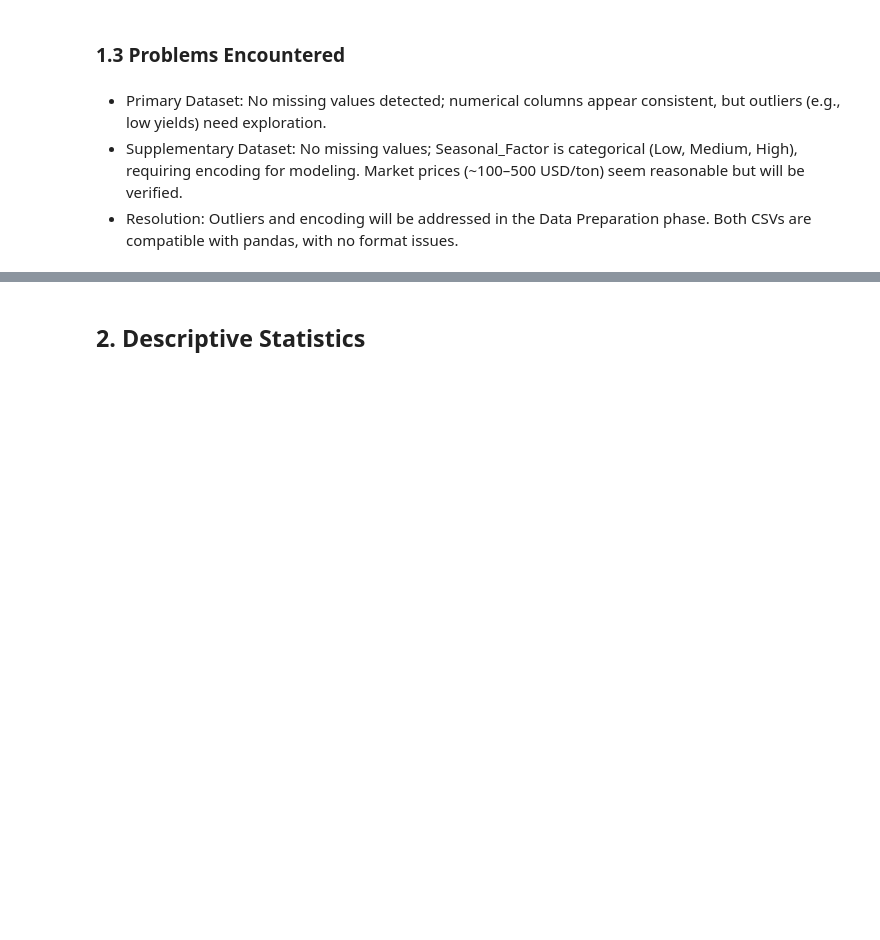
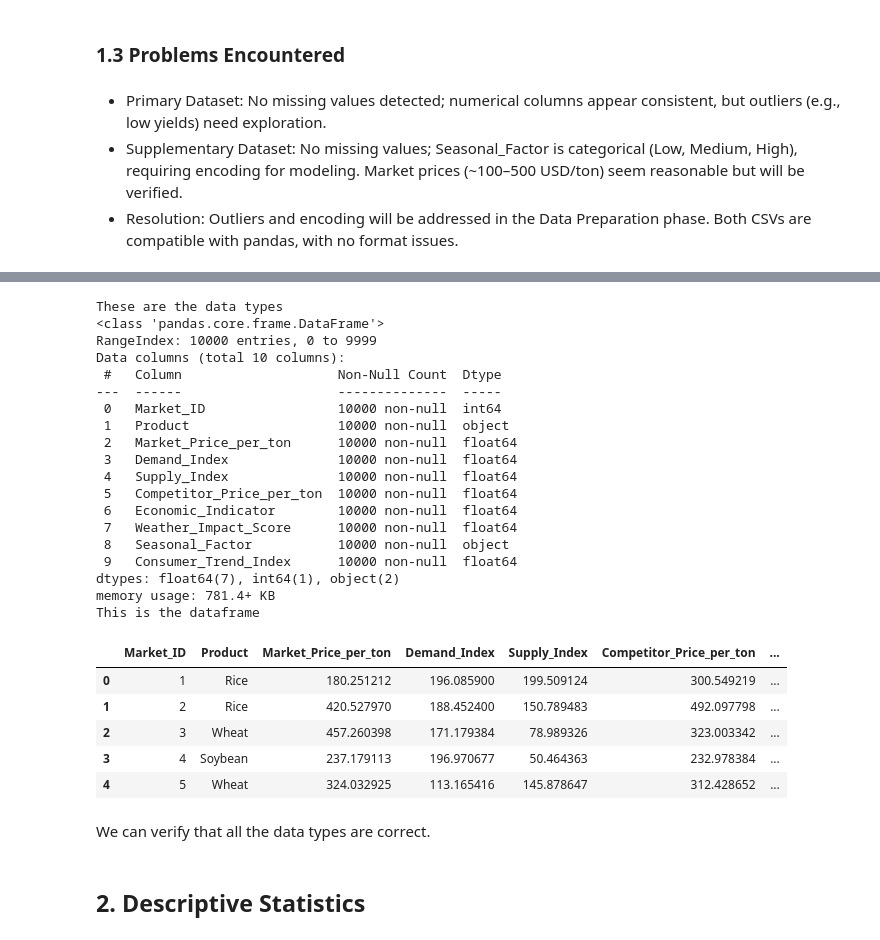
Before and after one commit to DiazHumberto/f_ds, a Jupyter notebook: notebooks/optimizing_sustainable_farming.ipynb, the cells around one changed output, grey strips where cells are left out. Cells and saved outputs as stored; diff of their text form; code cells hidden in the pictures; blank space fills up the shorter version.

```diff
--- a/notebooks/optimizing_sustainable_farming.ipynb
+++ b/notebooks/optimizing_sustainable_farming.ipynb
@@ -75,3 +111,39 @@ dtype: int64
+# %%
+# Display information about the DataFrame including data types and non-null counts
+print("These are the data types")
+supp_data.info()
+
+# Show the first five rows of the DataFrame to preview the data
+print("This is the dataframe")
+supp_data.head()
+# %% [output]
+These are the data types
+<class 'pandas.core.frame.DataFrame'>
+RangeIndex: 10000 entries, 0 to 9999
+Data columns (total 10 columns):
+ #   Column                    Non-Null Count  Dtype
+---  ------                    --------------  -----
+ 0   Market_ID                 10000 non-null  int64
+ 1   Product                   10000 non-null  object
+ 2   Market_Price_per_ton      10000 non-null  float64
+ 3   Demand_Index              10000 non-null  float64
+ 4   Supply_Index              10000 non-null  float64
+ 5   Competitor_Price_per_ton  10000 non-null  float64
+ 6   Economic_Indicator        10000 non-null  float64
+ 7   Weather_Impact_Score      10000 non-null  float64
+ 8   Seasonal_Factor           10000 non-null  object
+ 9   Consumer_Trend_Index      10000 non-null  float64
+dtypes: float64(7), int64(1), object(2)
+memory usage: 781.4+ KB
+This is the dataframe
+|  | Market_ID | Product | Market_Price_per_ton | Demand_Index | Supply_Index | Competitor_Price_per_ton | ... |
+| 0 | 1 | Rice | 180.251212 | 196.085900 | 199.509124 | 300.549219 | ... |
+| 1 | 2 | Rice | 420.527970 | 188.452400 | 150.789483 | 492.097798 | ... |
+| 2 | 3 | Wheat | 457.260398 | 171.179384 | 78.989326 | 323.003342 | ... |
+| 3 | 4 | Soybean | 237.179113 | 196.970677 | 50.464363 | 232.978384 | ... |
+| 4 | 5 | Wheat | 324.032925 | 113.165416 | 145.878647 | 312.428652 | ... |
+# %% [markdown]
+We can verify that all the data types are correct.
 # %% [markdown]
 ## 2. Descriptive Statistics
 # %% [markdown]
```
Also changed, not shown: parts of 16 cells of this notebook.
